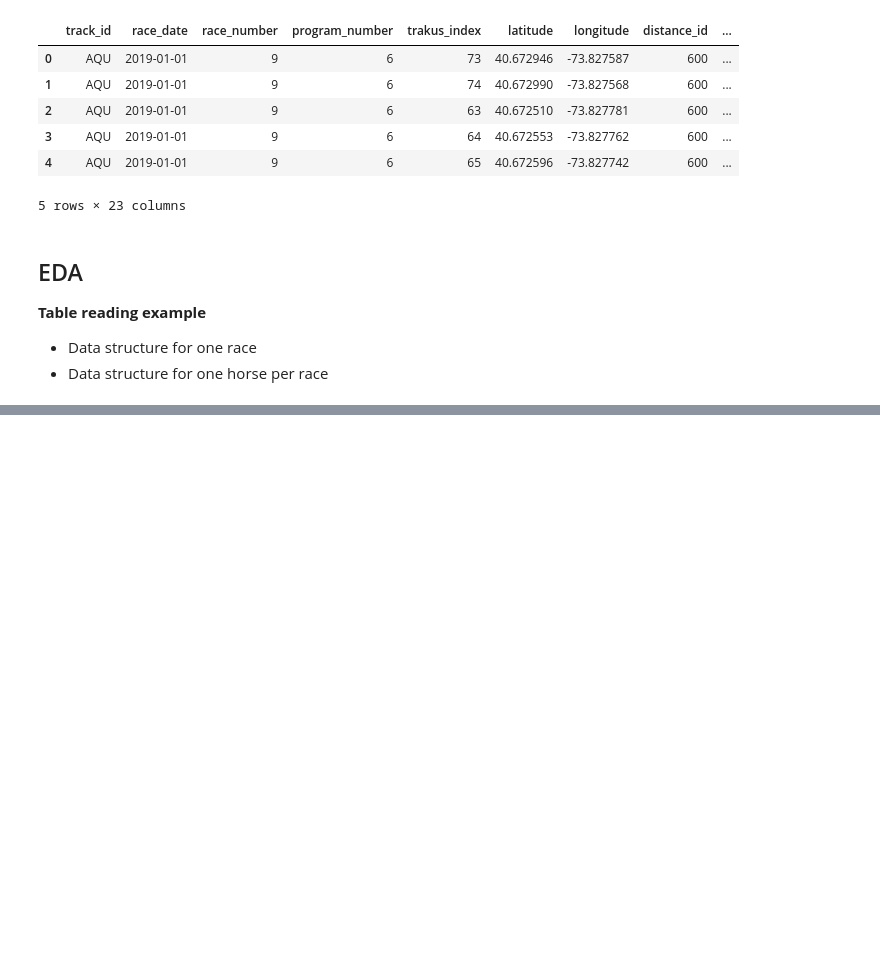
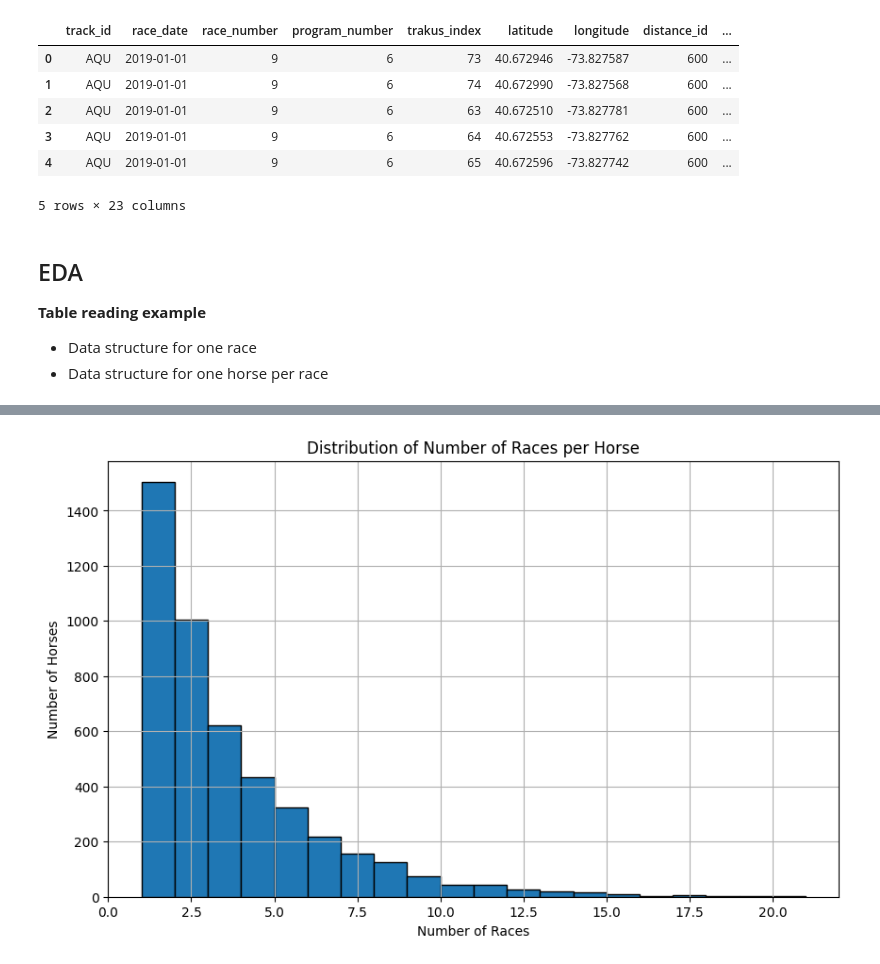
Before and after one commit to sajodajo/HorseRacing, a Jupyter notebook: notebooks/0_data_ingestion_MG.ipynb, the cells around one changed output, grey strips where cells are left out. Drawn from its saved outputs; the diff is of its cells as text; code cells hidden in the pictures; blank space fills up the shorter version.

```diff
--- a/notebooks/0_data_ingestion_MG.ipynb
+++ b/notebooks/0_data_ingestion_MG.ipynb
@@ -166,6 +179,6 @@ winner_horse
 # %%
 # how many races ("rid") does each horse run (horse_id)
 
-races_per_horse = df.groupby("horse_id")["rid"].nunique()
-print(races_per_horse)
+races_per_horse = df.groupby("horse_id")["rid"].nunique().reset_index()
+races_per_horse.sort_values("rid", ascending=False)
 # %% [output]
@@ -172,0 +214,10 @@ NameError: name 'df' is not defined
+# %%
+plt.figure(figsize=(10, 6))
+plt.hist(races_per_horse["rid"], bins=20, edgecolor='black')
+plt.title("Distribution of Number of Races per Horse")
+plt.xlabel("Number of Races")
+plt.ylabel("Number of Horses")
+plt.grid(True)
+plt.show()
+# %% [output]
+[figure, added]
```
Also changed, not shown: parts of 11 cells of this notebook, 3 other files.
